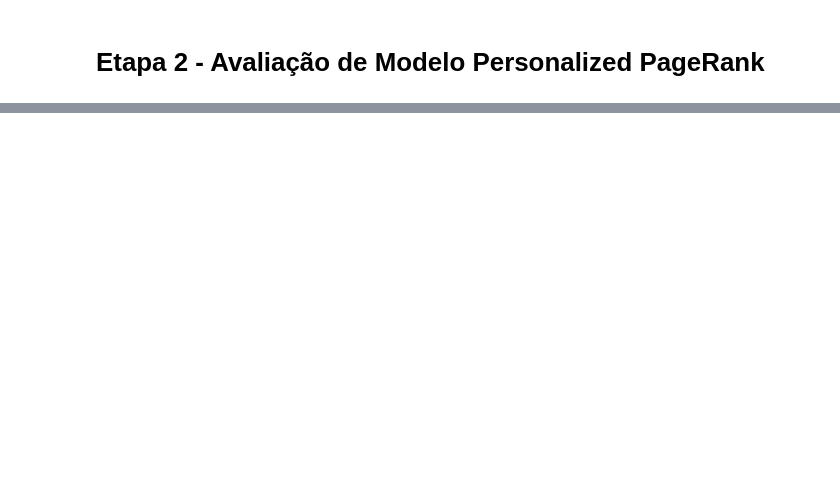
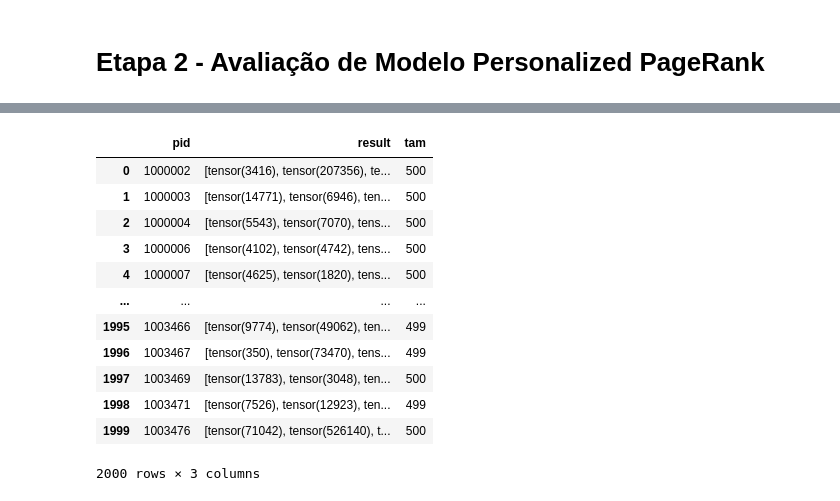
Before and after one commit to TanookiVerde/recsys-automatic-playlist-continuation, a Jupyter notebook: implementacao/2_avaliacao_personalized_pagerank.ipynb, the cells around one changed output, grey strips where cells are left out. Cells and saved outputs as stored; diff of their text form; code cells hidden in the pictures; blank space fills up the shorter version.

```diff
--- a/implementacao/2_avaliacao_personalized_pagerank.ipynb
+++ b/implementacao/2_avaliacao_personalized_pagerank.ipynb
@@ -10,25 +10,25 @@ with open("../dados-processados/dgl_network.pickle", 'rb') as _file:
     dgl_network = pickle.load(_file)
 # %%
 model = PersonalizedPageRank(
-    walk_depth  = 100,
-    n_rounds    = 5,
-    dgl_network = dgl_network
+    visit_target    = 500,
+    reset_prob      = 0.0,
+    dgl_network     = dgl_network
 )
 # %%
 with open("../dados-processados/dataset_challenge.pickle", 'rb') as _file:
     testset = pickle.load(_file)
+# %%
+model.network.edata['weights'] = model.network.edata['weights'].double()
 # %%
 from tqdm import tqdm
 
 
 preds = []
 
-for name, playlist in tqdm(testset):
-    tracks = [x[1] for x in playlist]
+for pid, name, playlist in tqdm(testset[:2000]):
+    if len(playlist) == 0:
+        prediction = model.predict([[0]])
+    else:
+        prediction = model.predict([playlist])
 
-    if len(tracks) == 0:
-        prediction = model.predict([0])
-    else:
-        prediction = model.predict([tracks])
-
-    preds.append(prediction)
+    preds.append( (pid, prediction[0]) )
@@ -34,0 +158,7 @@ for name, playlist in tqdm(testset):
+# %%
+import pandas as pd
+
+
+preds_df = pd.DataFrame(preds, columns=['pid','result'])
+
+preds_df
@@ -34,0 +179,18 @@ for name, playlist in tqdm(testset):
+# %%
+preds_df['tam'] = preds_df.result.apply(lambda x: len(x))
+
+preds_df
+# %% [output]
+|  | pid | result | tam |
+| 0 | 1000002 | [tensor(3416), tensor(207356), te... | 500 |
+| 1 | 1000003 | [tensor(14771), tensor(6946), ten... | 500 |
+| 2 | 1000004 | [tensor(5543), tensor(7070), tens... | 500 |
+| 3 | 1000006 | [tensor(4102), tensor(4742), tens... | 500 |
+| 4 | 1000007 | [tensor(4625), tensor(1820), tens... | 500 |
+| ... | ... | ... | ... |
+| 1995 | 1003466 | [tensor(9774), tensor(49062), ten... | 499 |
+| 1996 | 1003467 | [tensor(350), tensor(73470), tens... | 499 |
+| 1997 | 1003469 | [tensor(13783), tensor(3048), ten... | 500 |
+| 1998 | 1003471 | [tensor(7526), tensor(12923), ten... | 499 |
+| 1999 | 1003476 | [tensor(71042), tensor(526140), t... | 500 |
+2000 rows × 3 columns
```
Also changed, not shown: parts of 4 cells of this notebook, 2 other files.
